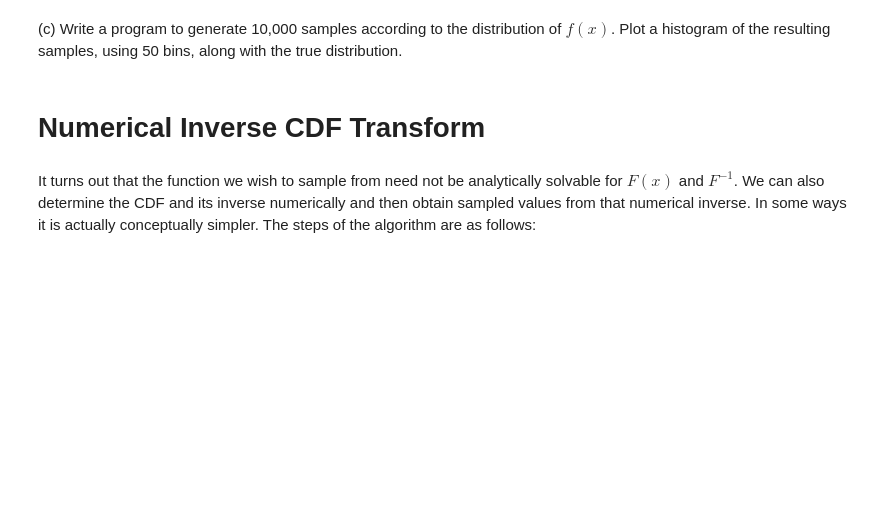
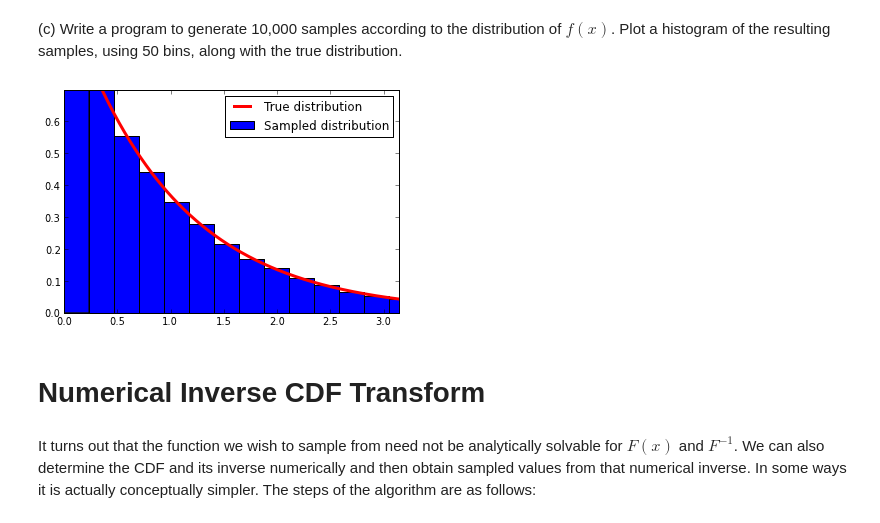
Before and after one commit to psalehsa/PHYS202-S13, a Jupyter notebook: Week8/Week8NotesandExercises.ipynb, the cells around one changed output. Cells and saved outputs as stored; diff of their text form; code cells hidden in the pictures; blank space fills up the shorter version.

```diff
--- a/Week8/Week8NotesandExercises.ipynb
+++ b/Week8/Week8NotesandExercises.ipynb
@@ -133,5 +148,24 @@ $f(x) = 0 $       otherwise
 # %% [markdown]
 (c) Write a program to generate 10,000 samples according to the distribution of $f(x)$. Plot a histogram of the resulting samples, using 50 bins, along with the true distribution.
+# %%
+N = 100000
+
+z = numpy.random.random_sample(N);
+
+
+
+xsamples = Finv(z);
+
+hist(xsamples,50,normed=True,label="Sampled distribution")
+plot(x,f(x),label="True distribution",lw=3,color="red")
+
+xlim(0.,pi)
+ylim(0.,0.7)
+
+legend(loc=0)
+show()
+# %% [output]
+[figure, added]
 # %% [markdown]
 # Numerical Inverse CDF Transform
 # %% [markdown]
```
Also changed, not shown: parts of 2 cells of this notebook.
